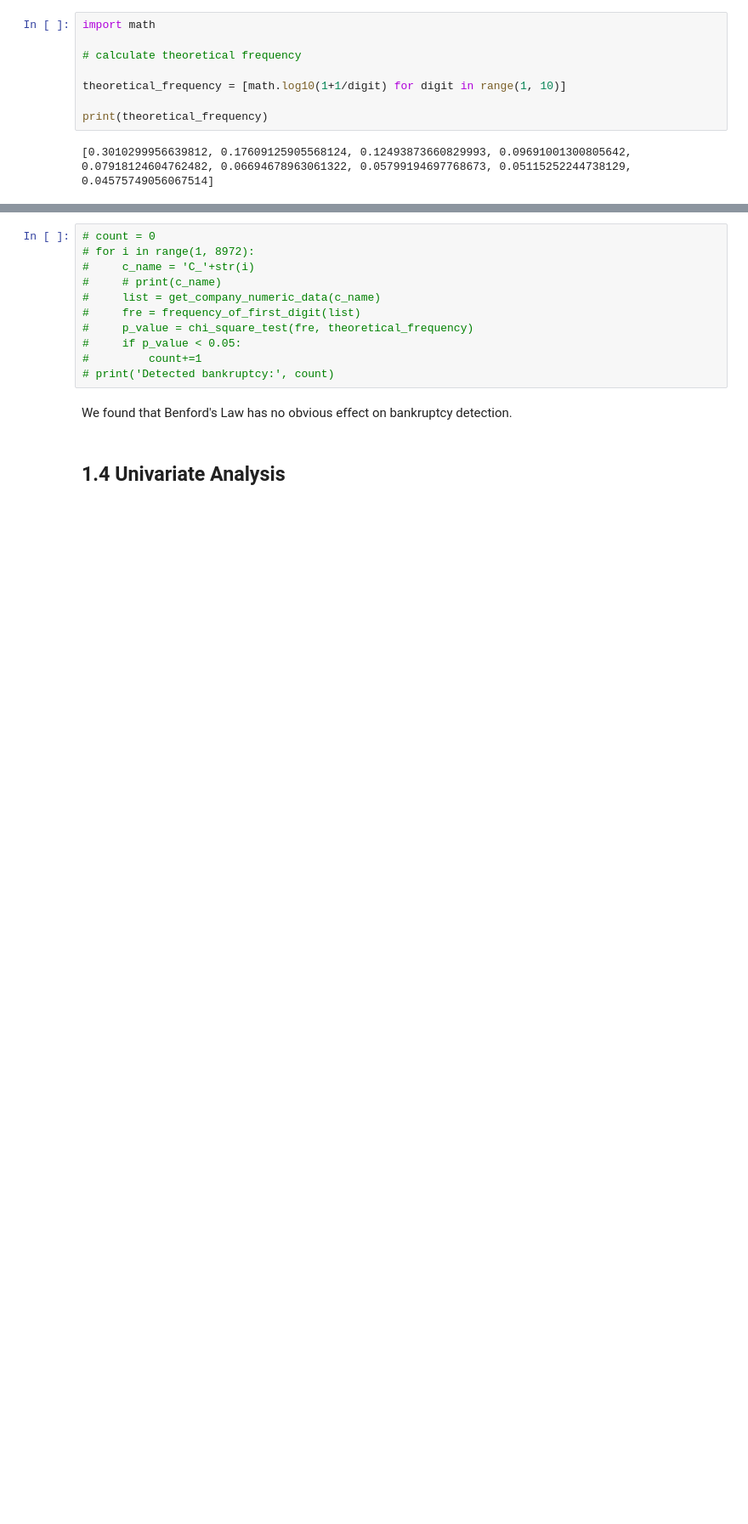
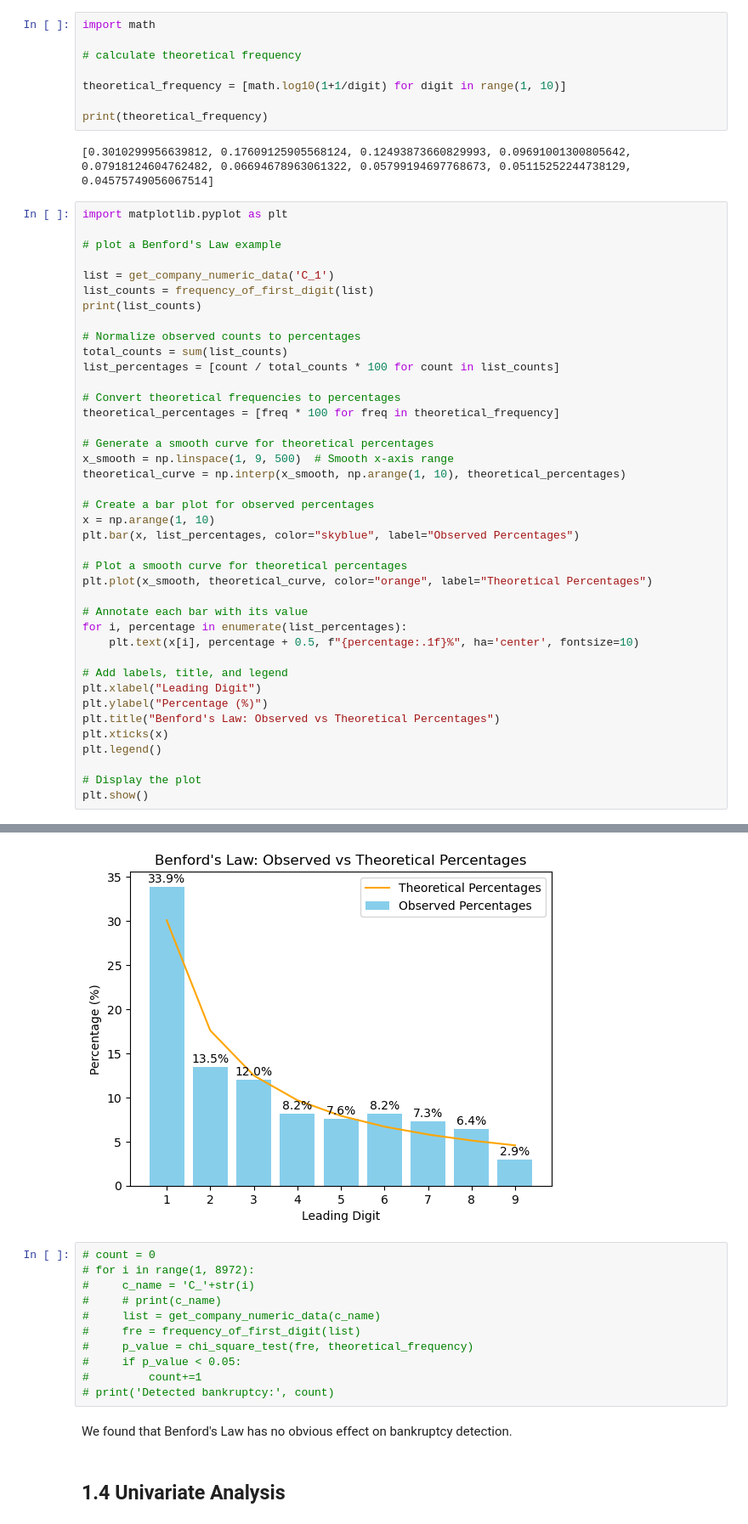
Before and after one commit to rain2bow/7103CProject, a Jupyter notebook: bankruptcy_forcast.ipynb, the cells around one changed output, grey strips where cells are left out. Shown at 85% size. Saved outputs shown, nothing was run; the diff lists cells and outputs as text; blank space fills up the shorter version.

Commit message:
correct several comments, add benford's law plot

```diff
--- a/bankruptcy_forcast.ipynb
+++ b/bankruptcy_forcast.ipynb
@@ -135,3 +135,44 @@ theoretical_frequency = [math.log10(1+1/digit) for digit in range(1, 10)]
 print(theoretical_frequency)
 # %% [output]
 [0.3010299956639812, 0.17609125905568124, 0.12493873660829993, 0.09691001300805642, 0.07918124604762482, 0.06694678963061322, 0.05799194697768673, 0.05115252244738129, 0.04575749056067514]
+# %%
+import matplotlib.pyplot as plt
+
+# plot a Benford's Law example
+
+list = get_company_numeric_data('C_1')
+list_counts = frequency_of_first_digit(list)
+print(list_counts)
+
+# Normalize observed counts to percentages
+total_counts = sum(list_counts)
+list_percentages = [count / total_counts * 100 for count in list_counts]
+
+# Convert theoretical frequencies to percentages
+theoretical_percentages = [freq * 100 for freq in theoretical_frequency]
+
+# Generate a smooth curve for theoretical percentages
+x_smooth = np.linspace(1, 9, 500)  # Smooth x-axis range
+theoretical_curve = np.interp(x_smooth, np.arange(1, 10), theoretical_percentages)
+
+# Create a bar plot for observed percentages
+x = np.arange(1, 10)
+plt.bar(x, list_percentages, color="skyblue", label="Observed Percentages")
+
+# Plot a smooth curve for theoretical percentages
+plt.plot(x_smooth, theoretical_curve, color="orange", label="Theoretical Percentages")
+
+# Annotate each bar with its value
+for i, percentage in enumerate(list_percentages):
+    plt.text(x[i], percentage + 0.5, f"{percentage:.1f}%", ha='center', fontsize=10)
+
+# Add labels, title, and legend
+plt.xlabel("Leading Digit")
+plt.ylabel("Percentage (%)")
+plt.title("Benford's Law: Observed vs Theoretical Percentages")
+plt.xticks(x)
+plt.legend()
+
+# Display the plot
+plt.show()
+# %% [output]
@@ -138,3 +180,4 @@ print(theoretical_frequency)
+[figure, added]
 # %%
 # count = 0
 # for i in range(1, 8972):
```
Also changed, not shown: parts of 3 cells of this notebook.
